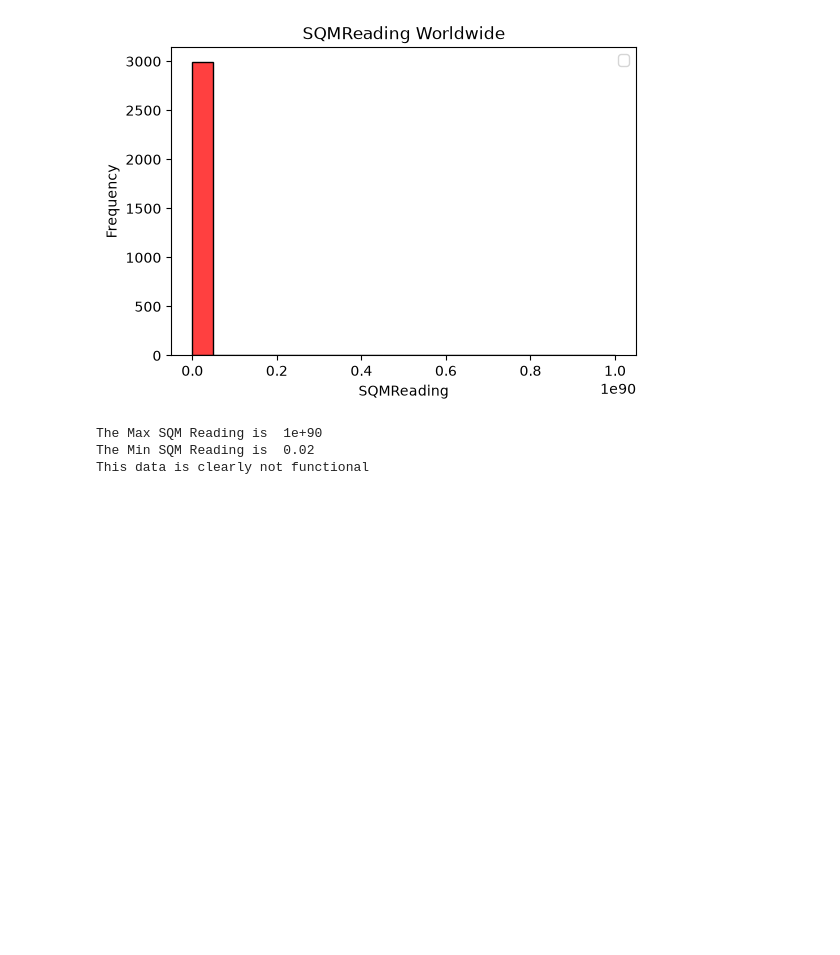
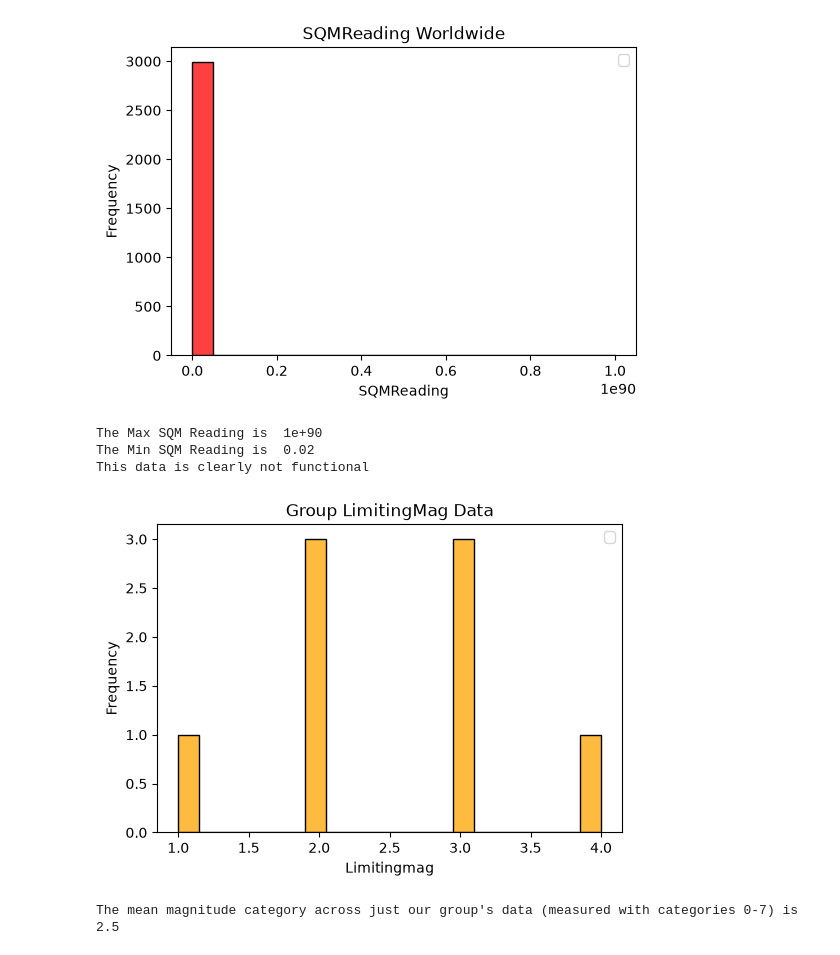
Before and after one commit to lslipka/Globe-At-Night-Visualization, a Jupyter notebook: Visualization.ipynb, the cells around one changed output. Saved outputs shown, nothing was run; the diff lists cells and outputs as text; code cells hidden in the pictures; blank space fills up the shorter version.

Commit message:
Added group entry graph

```diff
--- a/Visualization.ipynb
+++ b/Visualization.ipynb
@@ -141,3 +141,42 @@ print("This data is clearly not functional")
 The Max SQM Reading is  1e+90
 The Min SQM Reading is  0.02
 This data is clearly not functional
+# %%
+## TODO: Add our Group LimitingMag Data here to compare
+
+## Make a dataframe:
+group_data = {
+    "LimitingMag":[4,2,3,3,3,1,2,2],
+    "SkyConditions":[1/2,0,0,0,1/2,0,0,0]
+}
+
+## Start graph
+
+plt.figure(figsize=(6,4))
+
+#experimenting to see what happens when markersize is changed, helps me see better due to my vision issues
+
+sns.histplot(data=group_data, x='LimitingMag', bins=20, kde=False, color='orange')
+
+plt.title("Group LimitingMag Data")
+
+
+plt.xlabel("Limitingmag")
+plt.ylabel("Frequency")
+
+
+plt.legend()
+
+
+#plt.grid(True)
+
+
+#plt.tight_layout()
+
+
+plt.show()
+plt.close()
+print("The mean magnitude category across just our group's data (measured with categories 0-7) is",sum(group_data["LimitingMag"])/len(group_data["LimitingMag"]))
+# %% [output]
+[figure, added]
+The mean magnitude category across just our group's data (measured with categories 0-7) is 2.5
```
